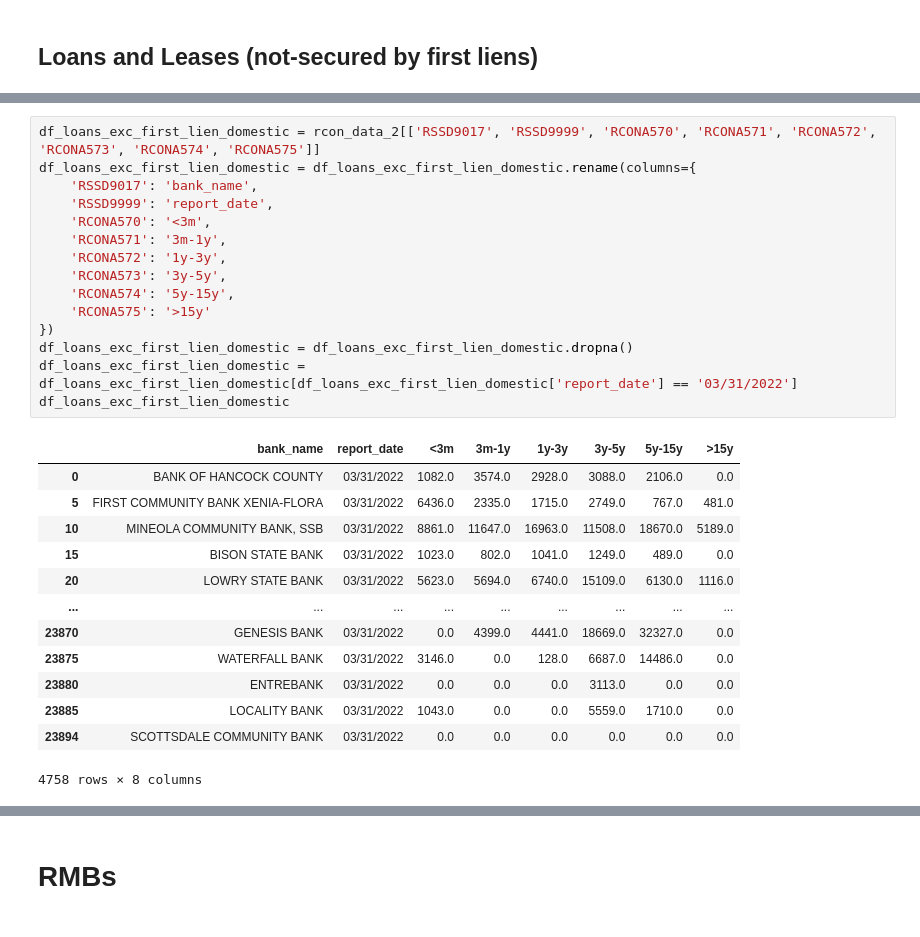
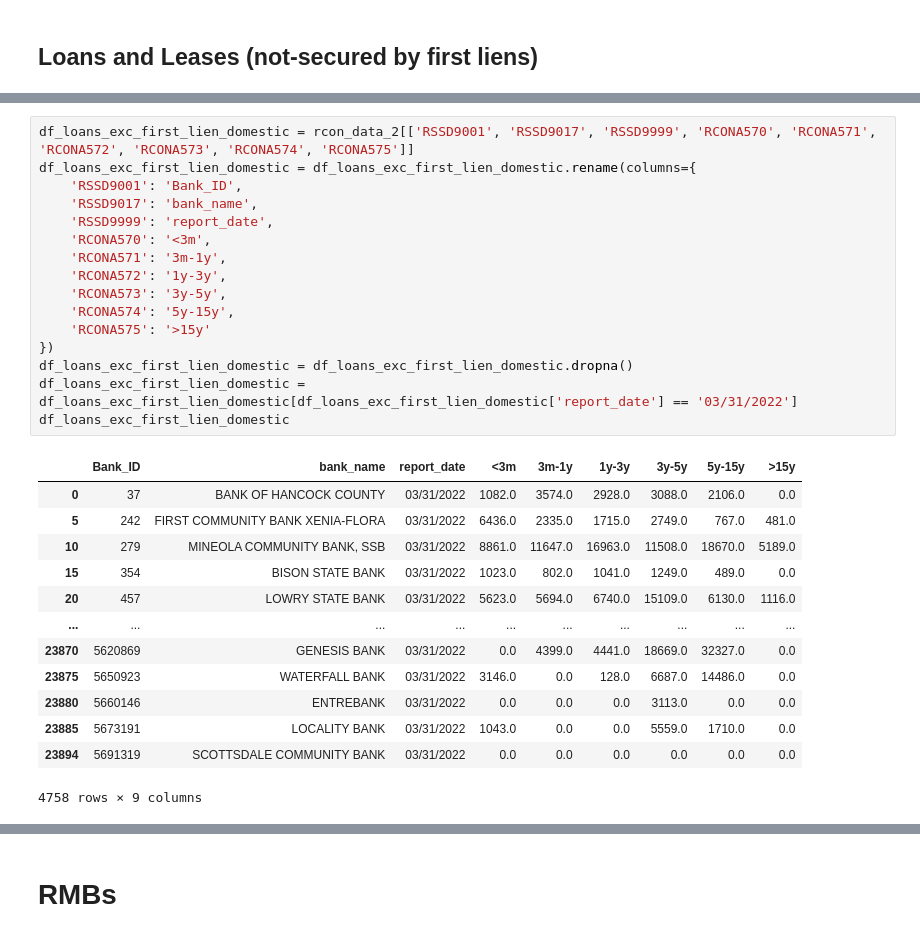
Before and after one commit to huangpz-a11y/P2_Monetary_Tightening, a Jupyter notebook: src/Final Project Exploration - Jason Wang.ipynb, the cells around one changed output, grey strips where cells are left out. Saved outputs shown, nothing was run; the diff lists cells and outputs as text.

```diff
--- a/src/Final Project Exploration - Jason Wang.ipynb
+++ b/src/Final Project Exploration - Jason Wang.ipynb
@@ -172,32 +239,33 @@ df_loans_exc_first_lien
 # %%
-df_loans_exc_first_lien_domestic = rcon_data_2[['RSSD9017', 'RSSD9999', 'RCONA570', 'RCONA571', 'RCONA572', 'RCONA573', 'RCONA574', 'RCONA575']]
+df_loans_exc_first_lien_domestic = rcon_data_2[['RSSD9001', 'RSSD9017', 'RSSD9999', 'RCONA570', 'RCONA571', 'RCONA572', 'RCONA573', 'RCONA574', 'RCONA575']]
 df_loans_exc_first_lien_domestic = df_loans_exc_first_lien_domestic.rename(columns={
+    'RSSD9001': 'Bank_ID',
     'RSSD9017': 'bank_name',
     'RSSD9999': 'report_date',
     'RCONA570': '<3m',
     'RCONA571': '3m-1y',
     'RCONA572': '1y-3y',
     'RCONA573': '3y-5y',
     'RCONA574': '5y-15y',
     'RCONA575': '>15y'
 })
 df_loans_exc_first_lien_domestic = df_loans_exc_first_lien_domestic.dropna()
 df_loans_exc_first_lien_domestic = df_loans_exc_first_lien_domestic[df_loans_exc_first_lien_domestic['report_date'] == '03/31/2022']
 df_loans_exc_first_lien_domestic
 # %% [output]
-|  | bank_name | report_date | <3m | 3m-1y | 1y-3y | 3y-5y | 5y-15y | >15y |
-| 0 | BANK OF HANCOCK COUNTY | 03/31/2022 | 1082.0 | 3574.0 | 2928.0 | 3088.0 | 2106.0 | 0.0 |
-| 5 | FIRST COMMUNITY BANK XENIA-FLORA | 03/31/2022 | 6436.0 | 2335.0 | 1715.0 | 2749.0 | 767.0 | 481.0 |
-| 10 | MINEOLA COMMUNITY BANK, SSB | 03/31/2022 | 8861.0 | 11647.0 | 16963.0 | 11508.0 | 18670.0 | 5189.0 |
-| 15 | BISON STATE BANK | 03/31/2022 | 1023.0 | 802.0 | 1041.0 | 1249.0 | 489.0 | 0.0 |
-| 20 | LOWRY STATE BANK | 03/31/2022 | 5623.0 | 5694.0 | 6740.0 | 15109.0 | 6130.0 | 1116.0 |
-| ... | ... | ... | ... | ... | ... | ... | ... | ... |
-| 23870 | GENESIS BANK | 03/31/2022 | 0.0 | 4399.0 | 4441.0 | 18669.0 | 32327.0 | 0.0 |
-| 23875 | WATERFALL BANK | 03/31/2022 | 3146.0 | 0.0 | 128.0 | 6687.0 | 14486.0 | 0.0 |
-| 23880 | ENTREBANK | 03/31/2022 | 0.0 | 0.0 | 0.0 | 3113.0 | 0.0 | 0.0 |
-| 23885 | LOCALITY BANK | 03/31/2022 | 1043.0 | 0.0 | 0.0 | 5559.0 | 1710.0 | 0.0 |
-| 23894 | SCOTTSDALE COMMUNITY BANK | 03/31/2022 | 0.0 | 0.0 | 0.0 | 0.0 | 0.0 | 0.0 |
+|  | Bank_ID | bank_name | report_date | <3m | 3m-1y | 1y-3y | 3y-5y | 5y-15y | >15y |
+| 0 | 37 | BANK OF HANCOCK COUNTY | 03/31/2022 | 1082.0 | 3574.0 | 2928.0 | 3088.0 | 2106.0 | 0.0 |
+| 5 | 242 | FIRST COMMUNITY BANK XENIA-FLORA | 03/31/2022 | 6436.0 | 2335.0 | 1715.0 | 2749.0 | 767.0 | 481.0 |
+| 10 | 279 | MINEOLA COMMUNITY BANK, SSB | 03/31/2022 | 8861.0 | 11647.0 | 16963.0 | 11508.0 | 18670.0 | 5189.0 |
+| 15 | 354 | BISON STATE BANK | 03/31/2022 | 1023.0 | 802.0 | 1041.0 | 1249.0 | 489.0 | 0.0 |
+| 20 | 457 | LOWRY STATE BANK | 03/31/2022 | 5623.0 | 5694.0 | 6740.0 | 15109.0 | 6130.0 | 1116.0 |
+| ... | ... | ... | ... | ... | ... | ... | ... | ... | ... |
+| 23870 | 5620869 | GENESIS BANK | 03/31/2022 | 0.0 | 4399.0 | 4441.0 | 18669.0 | 32327.0 | 0.0 |
+| 23875 | 5650923 | WATERFALL BANK | 03/31/2022 | 3146.0 | 0.0 | 128.0 | 6687.0 | 14486.0 | 0.0 |
+| 23880 | 5660146 | ENTREBANK | 03/31/2022 | 0.0 | 0.0 | 0.0 | 3113.0 | 0.0 | 0.0 |
+| 23885 | 5673191 | LOCALITY BANK | 03/31/2022 | 1043.0 | 0.0 | 0.0 | 5559.0 | 1710.0 | 0.0 |
+| 23894 | 5691319 | SCOTTSDALE COMMUNITY BANK | 03/31/2022 | 0.0 | 0.0 | 0.0 | 0.0 | 0.0 | 0.0 |
-4758 rows × 8 columns
+4758 rows × 9 columns
 # %%
 df_other_loan = pd.concat([df_loans_exc_first_lien_domestic, df_loans_exc_first_lien])
 df_other_loan = df_other_loan.sort_index()
```
Also changed, not shown: parts of 97 cells of this notebook.
